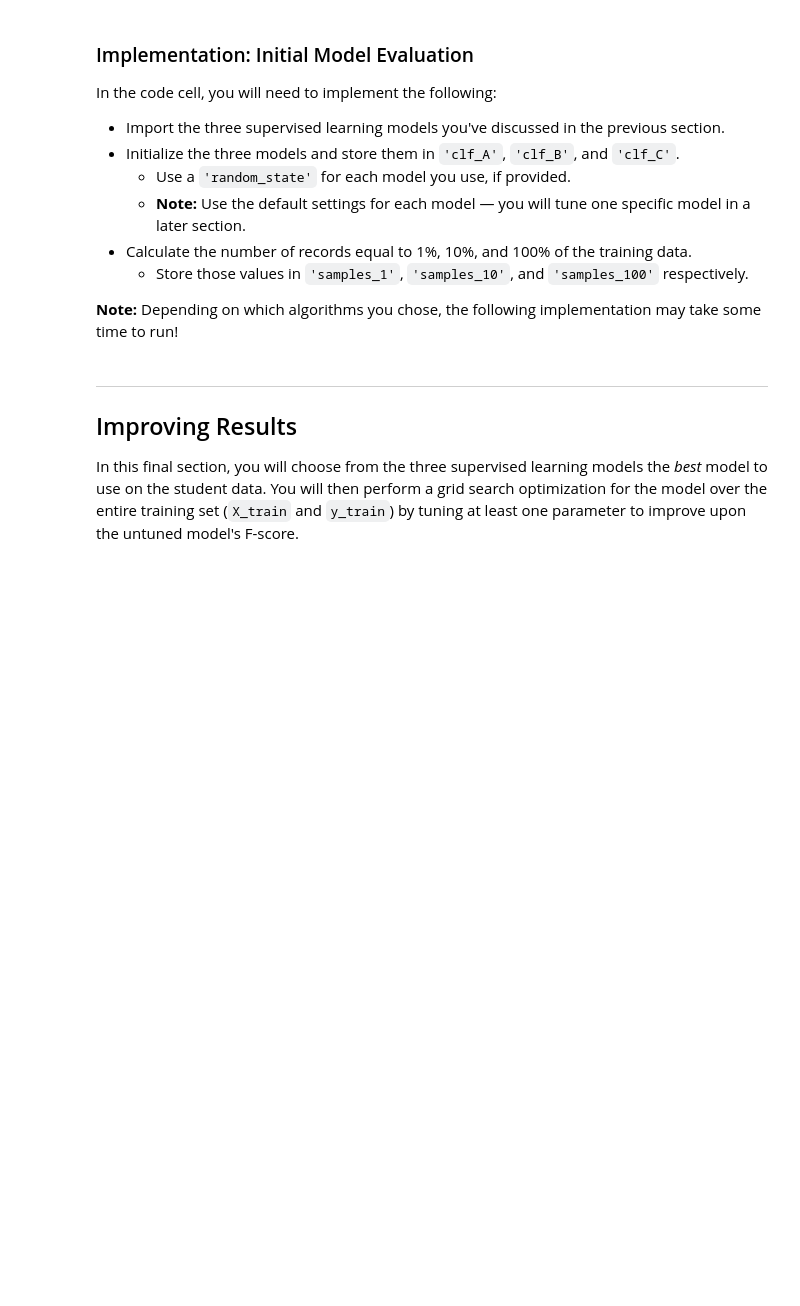
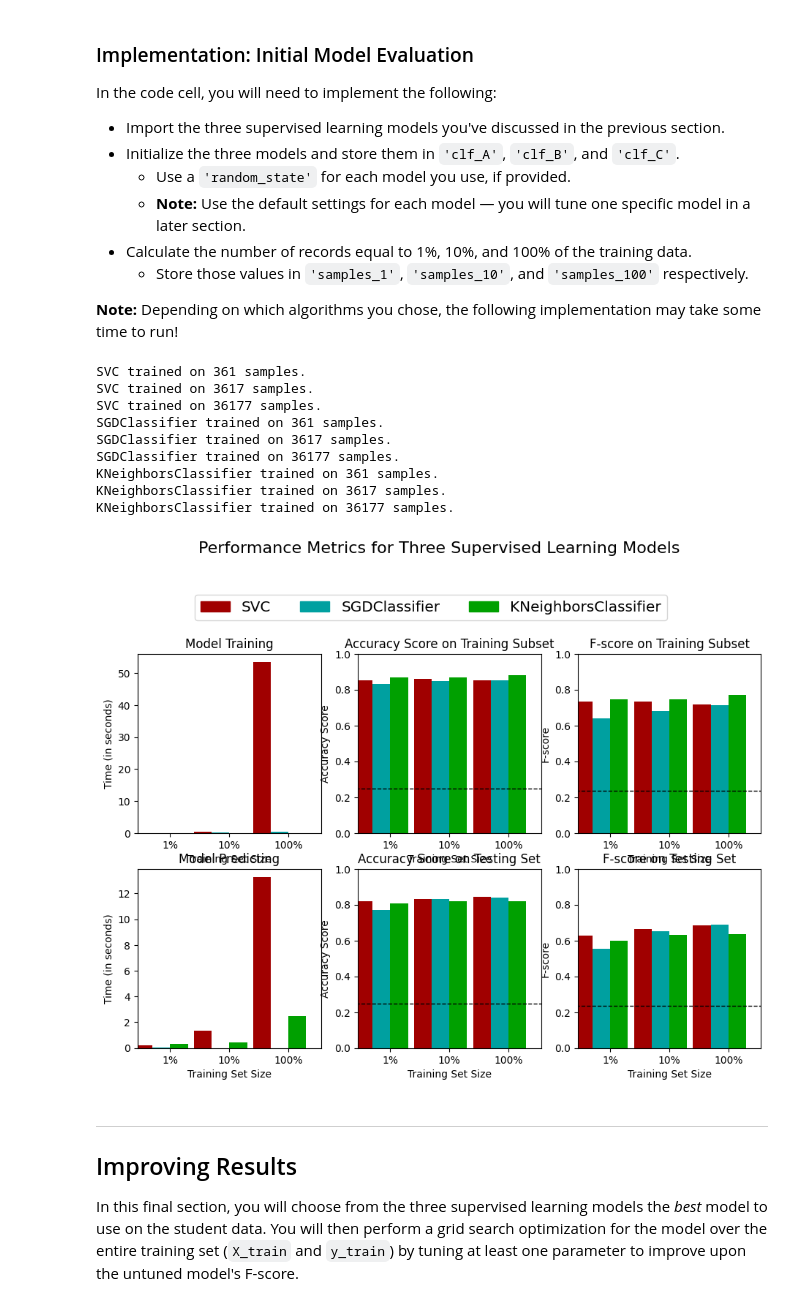
Before and after one commit to Ahwar/FindingDonors, a Jupyter notebook: finding_donors.ipynb, the cells around one changed output. Drawn from its saved outputs; the diff is of its cells as text; code cells hidden in the pictures; blank space fills up the shorter version.

```diff
--- a/finding_donors.ipynb
+++ b/finding_donors.ipynb
@@ -307,7 +307,7 @@ In the code block below, you will need to implement the following:
    - Make sure that you set the `beta` parameter!
 # %%
 # TODO: Import two metrics from sklearn - fbeta_score and accuracy_score
-
+from sklearn.metrics import fbeta_score, accuracy_score
 def train_predict(learner, sample_size, X_train, y_train, X_test, y_test):
     '''
     inputs:
@@ -323,33 +323,35 @@ def train_predict(learner, sample_size, X_train, y_train, X_test, y_test):
 
     # TODO: Fit the learner to the training data using slicing with 'sample_size' using .fit(training_features[:], training_labels[:])
     start = time() # Get start time
-    learner = None
+    learner = learner
+    learner.fit(X_train[:sample_size], y_train[:sample_size].values.ravel())
     end = time() # Get end time
 
     # TODO: Calculate the training time
-    results['train_time'] = None
+    results['train_time'] = end - start
 
     # TODO: Get the predictions on the test set(X_test),
     #       then get predictions on the first 300 training samples(X_train) using .predict()
+    train_sample = 300
     start = time() # Get start time
-    predictions_test = None
-    predictions_train = None
+    predictions_test = learner.predict(X_test)
+    predictions_train = learner.predict(X_train[:train_sample])
     end = time() # Get end time
 
     # TODO: Calculate the total prediction time
-    results['pred_time'] = None
+    results['pred_time'] = end - start
 
     # TODO: Compute accuracy on the first 300 training samples which is y_train[:300]
-    results['acc_train'] = None
-
+    results['acc_train'] = learner.score(X_train[:train_sample], y_train[:train_sample])
+   #  print(y_test.shape, predictions_test.shape)
     # TODO: Compute accuracy on test set using accuracy_score()
-    results['acc_test'] = None
+    results['acc_test'] = accuracy_score(y_test, predictions_test)
 
     # TODO: Compute F-score on the the first 300 training samples using fbeta_score()
-    results['f_train'] = None
+    results['f_train'] = fbeta_score(y_train[:train_sample], predictions_train, beta=beta)
 
     # TODO: Compute F-score on the test set which is y_test
-    results['f_test'] = None
+    results['f_test'] = fbeta_score(y_test, predictions_test, beta=beta)
 
     # Success
     print("{} trained on {} samples.".format(learner.__class__.__name__, sample_size))
@@ -369,31 +371,45 @@ In the code cell, you will need to implement the following:
 **Note:** Depending on which algorithms you chose, the following implementation may take some time to run!
 # %%
 # TODO: Import the three supervised learning models from sklearn
+from sklearn import svm
+from sklearn.linear_model import SGDClassifier
+from sklearn.neighbors import KNeighborsClassifier
 
 # TODO: Initialize the three models
-clf_A = None
-clf_B = None
-clf_C = None
+clf_A = svm.SVC()
+clf_B = SGDClassifier()
+clf_C = KNeighborsClassifier()
 
 # TODO: Calculate the number of samples for 1%, 10%, and 100% of the training data
 # HINT: samples_100 is the entire training set i.e. len(y_train)
 # HINT: samples_10 is 10% of samples_100 (ensure to set the count of the values to be `int` and not `float`)
 # HINT: samples_1 is 1% of samples_100 (ensure to set the count of the values to be `int` and not `float`)
-samples_100 = None
-samples_10 = None
-samples_1 = None
+samples_100 = len(y_train)
+samples_10 = int(len(y_train) * 0.1)
+samples_1 = int(len(y_train) * 0.01)
 
 # Collect results on the learners
 results = {}
 for clf in [clf_A, clf_B, clf_C]:
     clf_name = clf.__class__.__name__
     results[clf_name] = {}
     for i, samples in enumerate([samples_1, samples_10, samples_100]):
         results[clf_name][i] = \
         train_predict(clf, samples, X_train, y_train, X_test, y_test)
 
 # Run metrics visualization for the three supervised learning models chosen
 vs.evaluate(results, accuracy, fscore)
+# %% [output]
+SVC trained on 361 samples.
+SVC trained on 3617 samples.
+SVC trained on 36177 samples.
+SGDClassifier trained on 361 samples.
+SGDClassifier trained on 3617 samples.
+SGDClassifier trained on 36177 samples.
+KNeighborsClassifier trained on 361 samples.
+KNeighborsClassifier trained on 3617 samples.
+KNeighborsClassifier trained on 36177 samples.
+[figure, added]
 # %% [markdown]
 ----
 ## Improving Results
```
Also changed, not shown: parts of 1 cell of this notebook.
